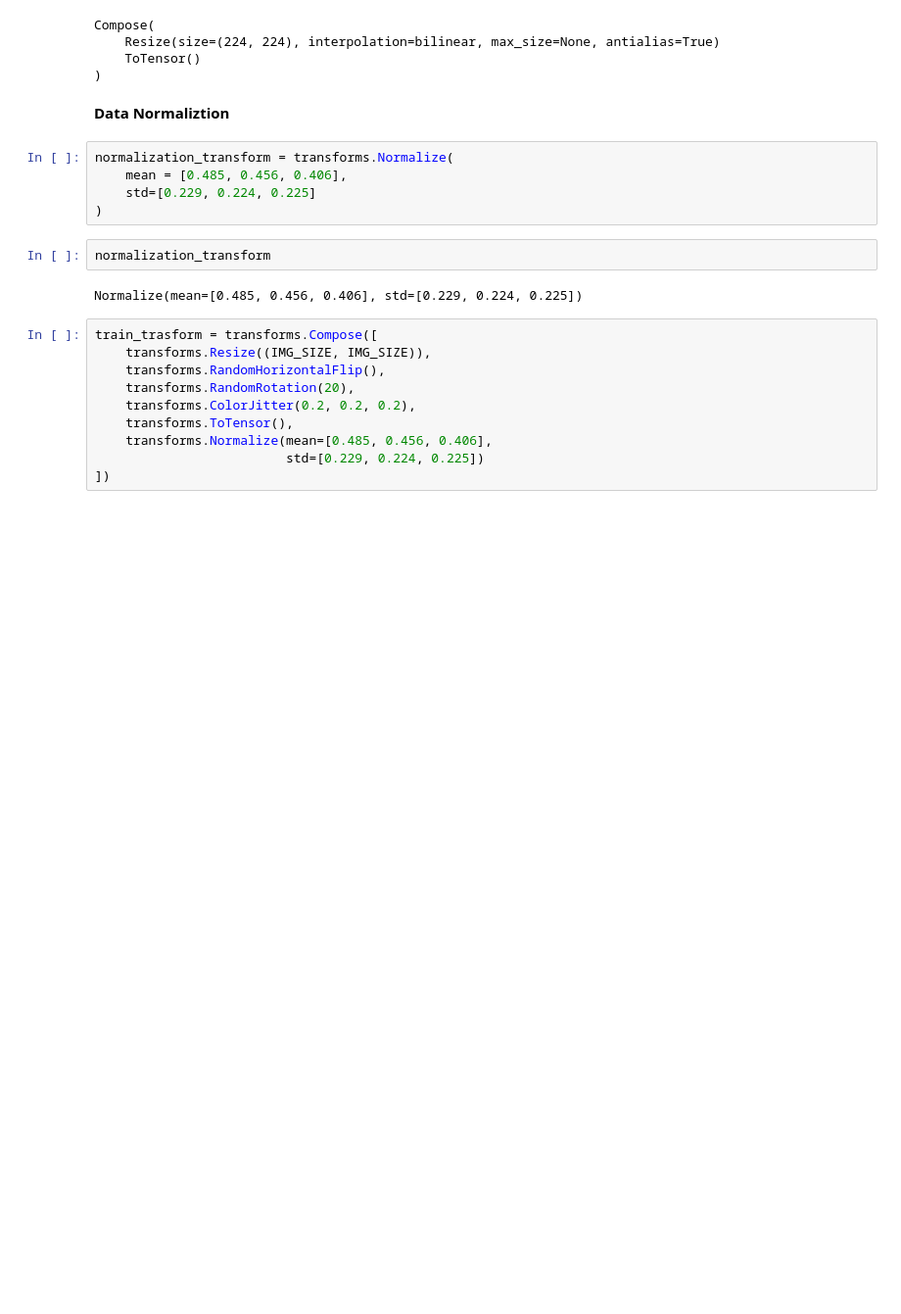
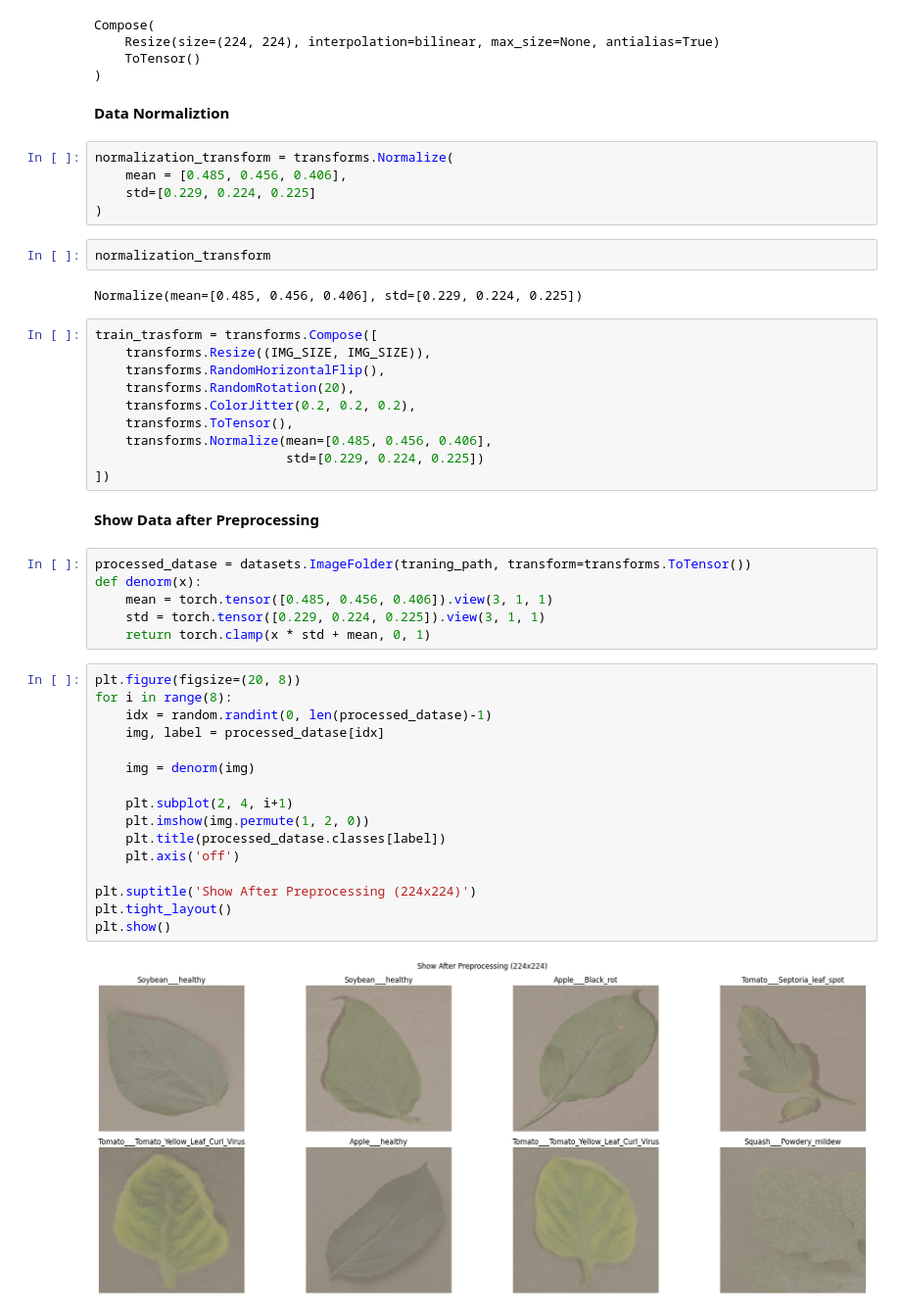
Before and after one commit to HRashidLiaquat/lessons-learned, a Jupyter notebook: Agri.ipynb, the cells around one changed output. Shown at 98% size. Drawn from its saved outputs; the diff is of its cells as text; blank space fills up the shorter version.

Commit message:
Show Data after resize images

```diff
--- a/Agri.ipynb
+++ b/Agri.ipynb
@@ -159,3 +159,29 @@ train_trasform = transforms.Compose([
     transforms.Normalize(mean=[0.485, 0.456, 0.406],
                          std=[0.229, 0.224, 0.225])
 ])
+# %% [markdown]
+**Show Data after Preprocessing**
+# %%
+processed_datase = datasets.ImageFolder(traning_path, transform=transforms.ToTensor())
+def denorm(x):
+    mean = torch.tensor([0.485, 0.456, 0.406]).view(3, 1, 1)
+    std = torch.tensor([0.229, 0.224, 0.225]).view(3, 1, 1)
+    return torch.clamp(x * std + mean, 0, 1)
+# %%
+plt.figure(figsize=(20, 8))
+for i in range(8):
+    idx = random.randint(0, len(processed_datase)-1)
+    img, label = processed_datase[idx]
+
+    img = denorm(img)
+
+    plt.subplot(2, 4, i+1)
+    plt.imshow(img.permute(1, 2, 0))
+    plt.title(processed_datase.classes[label])
+    plt.axis('off')
+
+plt.suptitle('Show After Preprocessing (224x224)')
+plt.tight_layout()
+plt.show()
+# %% [output]
+[figure, added]
```
Also changed, not shown: parts of 1 cell of this notebook.
